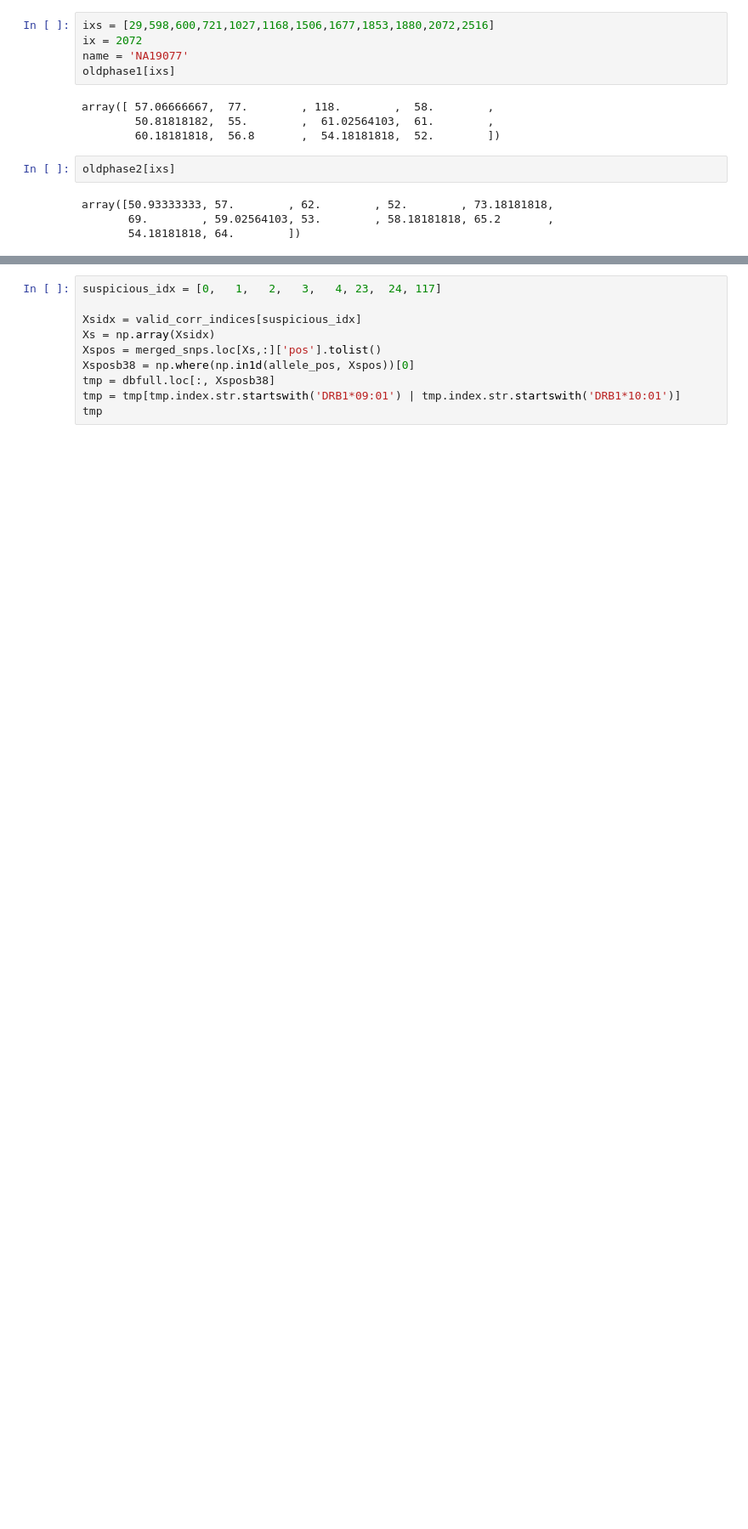
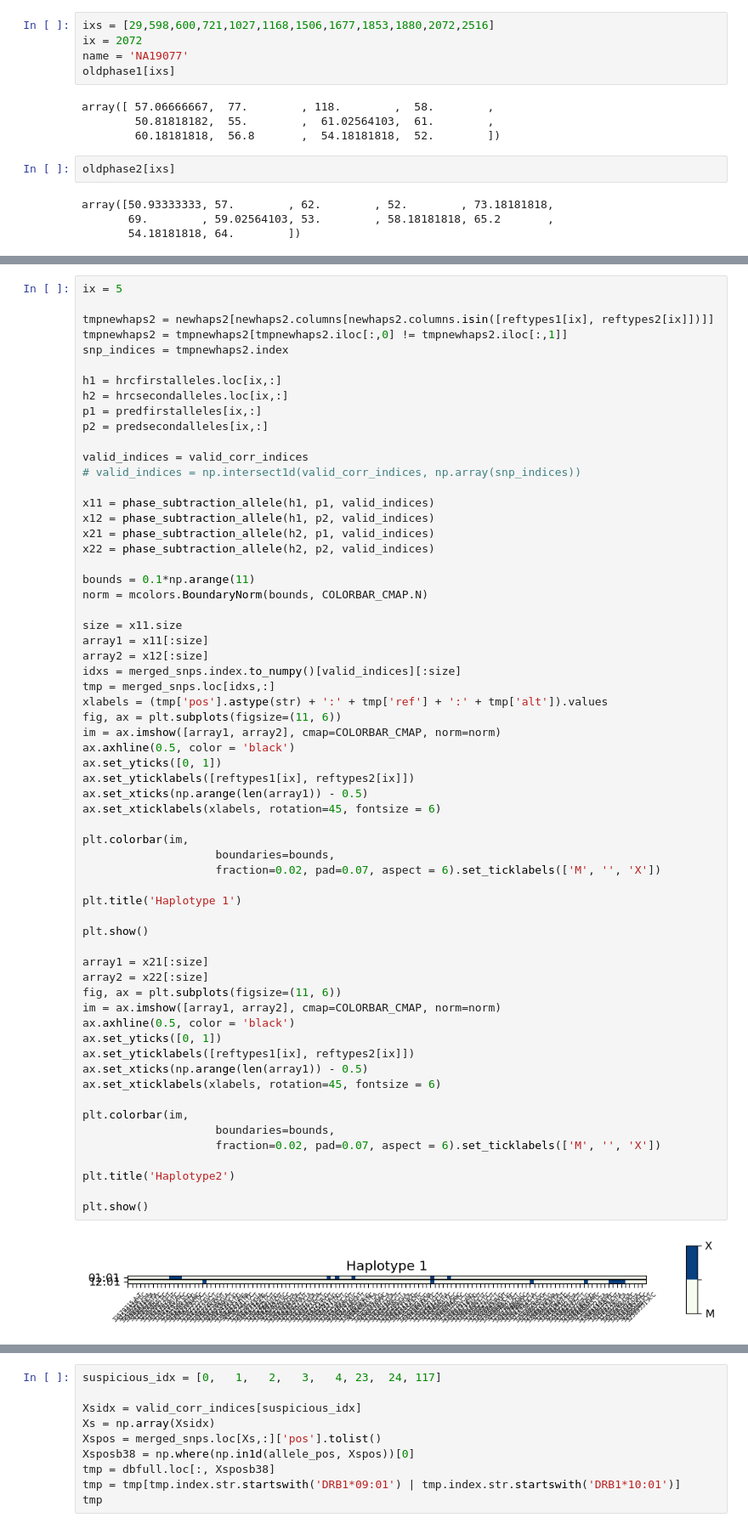
Before and after one commit to Suuuuuuuus/QUILT_sus, a Jupyter notebook: QUILT/Python/phasing_test.ipynb, the cells around one changed output, grey strips where cells are left out. Shown at 85% size. Cells and saved outputs as stored; diff of their text form; blank space fills up the shorter version.

```diff
--- a/QUILT/Python/phasing_test.ipynb
+++ b/QUILT/Python/phasing_test.ipynb
@@ -403,0 +460,64 @@ array([  0,   1,   2,   3,   4,  23,  24,  25,  26,  27,  30,  31,  34,
+# %%
+ix = 5
+
+tmpnewhaps2 = newhaps2[newhaps2.columns[newhaps2.columns.isin([reftypes1[ix], reftypes2[ix]])]]
+tmpnewhaps2 = tmpnewhaps2[tmpnewhaps2.iloc[:,0] != tmpnewhaps2.iloc[:,1]]
+snp_indices = tmpnewhaps2.index
+
+h1 = hrcfirstalleles.loc[ix,:]
+h2 = hrcsecondalleles.loc[ix,:]
+p1 = predfirstalleles[ix,:]
+p2 = predsecondalleles[ix,:]
+
+valid_indices = valid_corr_indices
+# valid_indices = np.intersect1d(valid_corr_indices, np.array(snp_indices))
+
+x11 = phase_subtraction_allele(h1, p1, valid_indices)
+x12 = phase_subtraction_allele(h1, p2, valid_indices)
+x21 = phase_subtraction_allele(h2, p1, valid_indices)
+x22 = phase_subtraction_allele(h2, p2, valid_indices)
+
+bounds = 0.1*np.arange(11)
+norm = mcolors.BoundaryNorm(bounds, COLORBAR_CMAP.N)
+
+size = x11.size
+array1 = x11[:size]
+array2 = x12[:size]
+idxs = merged_snps.index.to_numpy()[valid_indices][:size]
+tmp = merged_snps.loc[idxs,:]
+xlabels = (tmp['pos'].astype(str) + ':' + tmp['ref'] + ':' + tmp['alt']).values
+fig, ax = plt.subplots(figsize=(11, 6))
+im = ax.imshow([array1, array2], cmap=COLORBAR_CMAP, norm=norm)
+ax.axhline(0.5, color = 'black')
+ax.set_yticks([0, 1])
+ax.set_yticklabels([reftypes1[ix], reftypes2[ix]])
+ax.set_xticks(np.arange(len(array1)) - 0.5)
+ax.set_xticklabels(xlabels, rotation=45, fontsize = 6)
+
+plt.colorbar(im,
+                    boundaries=bounds,
+                    fraction=0.02, pad=0.07, aspect = 6).set_ticklabels(['M', '', 'X'])
+
+plt.title('Haplotype 1')
+
+plt.show()
+
+array1 = x21[:size]
+array2 = x22[:size]
+fig, ax = plt.subplots(figsize=(11, 6))
+im = ax.imshow([array1, array2], cmap=COLORBAR_CMAP, norm=norm)
+ax.axhline(0.5, color = 'black')
+ax.set_yticks([0, 1])
+ax.set_yticklabels([reftypes1[ix], reftypes2[ix]])
+ax.set_xticks(np.arange(len(array1)) - 0.5)
+ax.set_xticklabels(xlabels, rotation=45, fontsize = 6)
+
+plt.colorbar(im,
+                    boundaries=bounds,
+                    fraction=0.02, pad=0.07, aspect = 6).set_ticklabels(['M', '', 'X'])
+
+plt.title('Haplotype2')
+
+plt.show()
+# %% [output]
+[figure, added]
```
Also changed, not shown: parts of 14 cells of this notebook, 1 other file.
